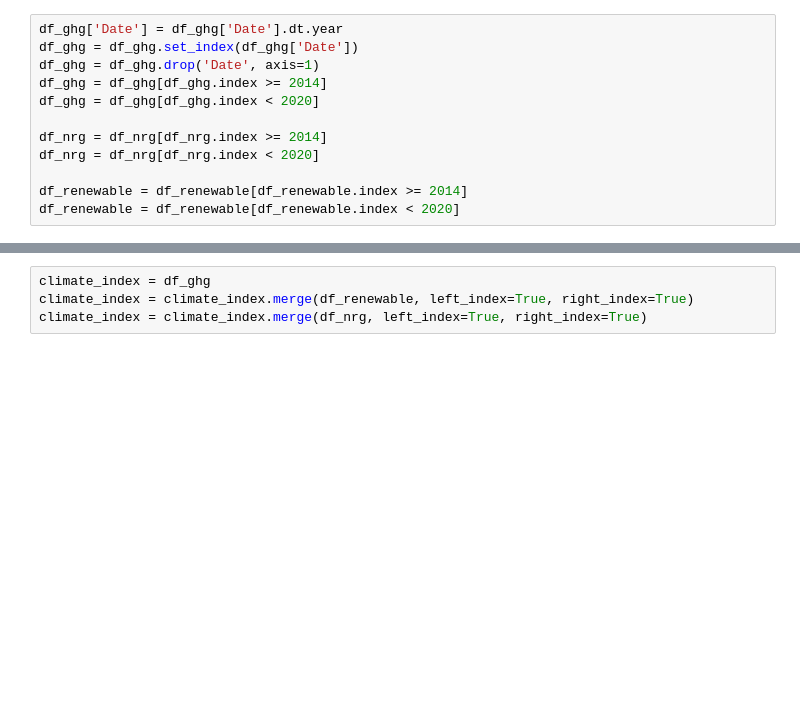
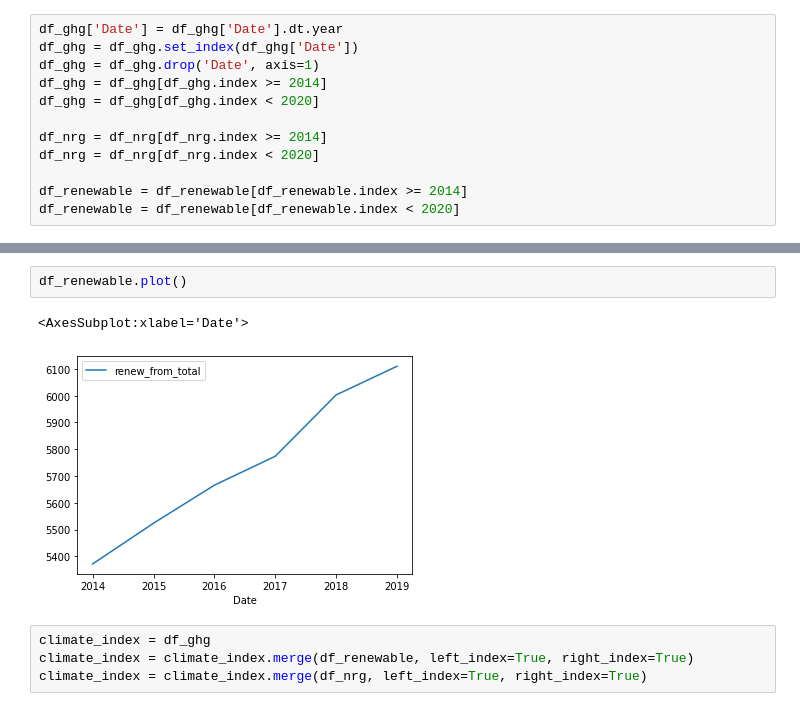
Before and after one commit to bang-a-coder/crypto-wrangling, a Jupyter notebook: crypto.ipynb, the cells around one changed output, grey strips where cells are left out. Drawn from its saved outputs; the diff is of its cells as text; blank space fills up the shorter version.

Commit message:
renewable fix

```diff
--- a/crypto.ipynb
+++ b/crypto.ipynb
@@ -295,3 +294,8 @@ df_ghg
+# %%
+df_renewable.plot()
+# %% [output]
+<AxesSubplot:xlabel='Date'>
+[figure, added]
 # %%
 climate_index = df_ghg
 climate_index = climate_index.merge(df_renewable, left_index=True, right_index=True)
```
Also changed, not shown: parts of 6 cells of this notebook.
